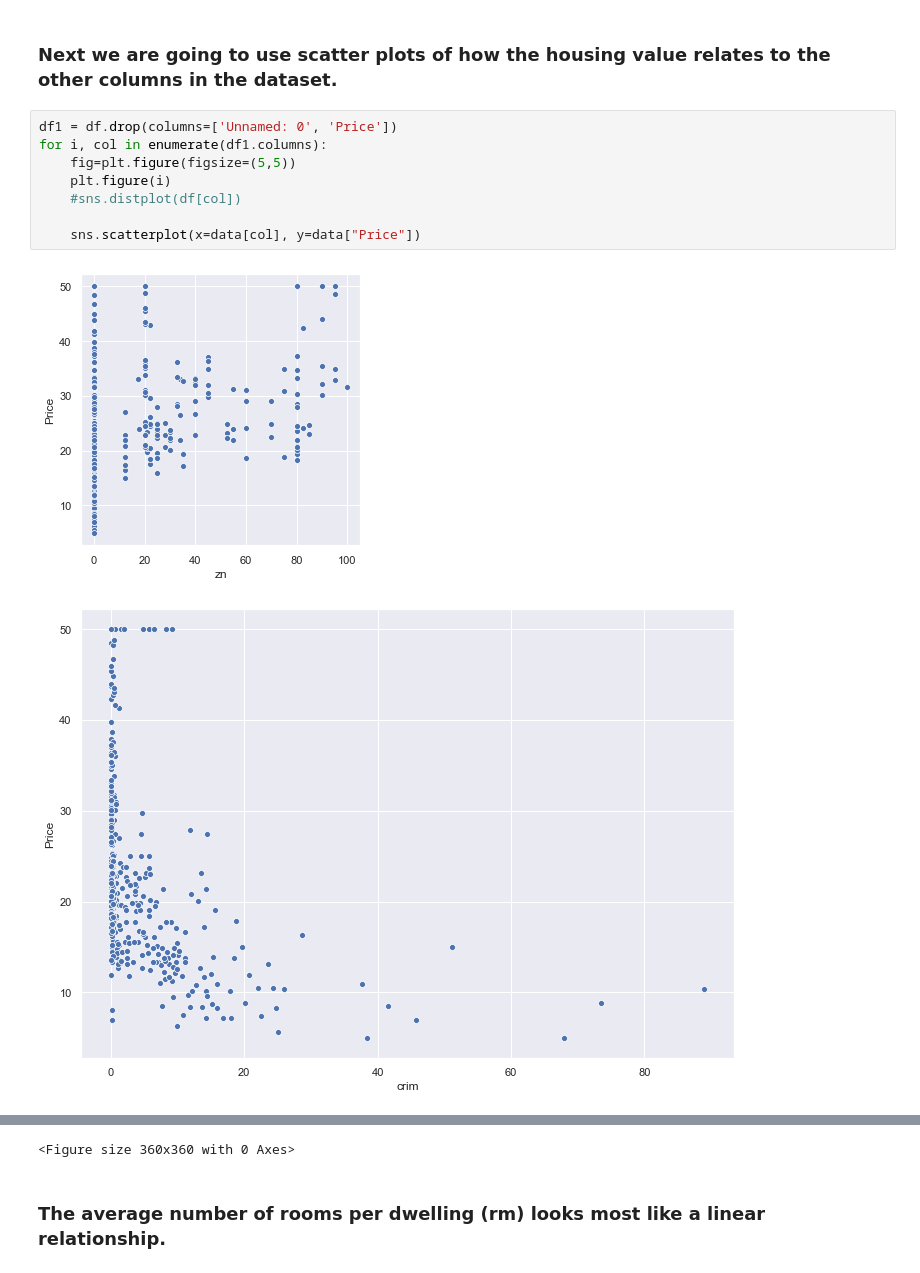
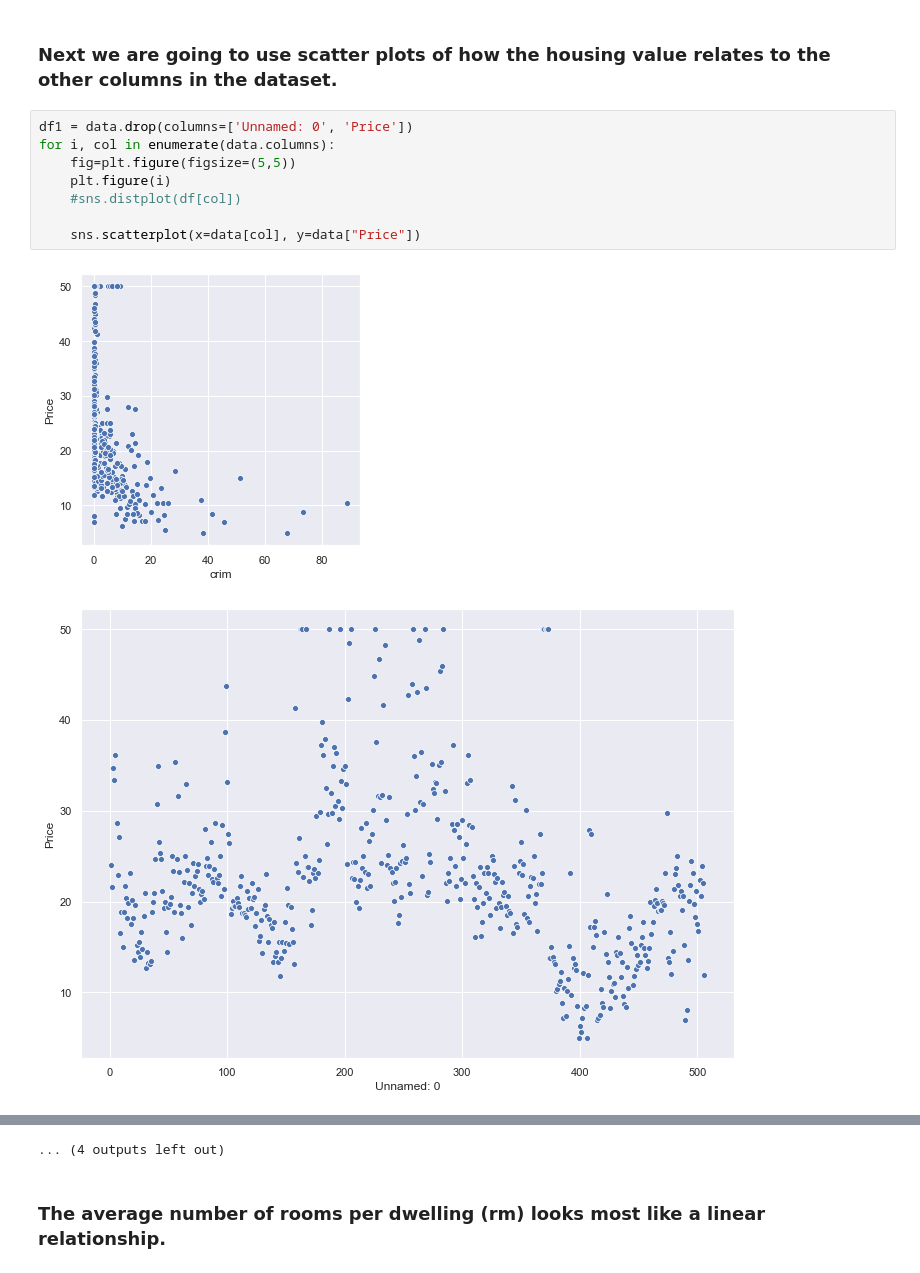
Before and after one commit to eamonnofarrell/Machine-Learning-Assessment2019, a Jupyter notebook: Machine-Learning-Assignment.ipynb, the cells around one changed output, grey strips where cells are left out. Drawn from its saved outputs; the diff is of its cells as text.

```diff
--- a/Machine-Learning-Assignment.ipynb
+++ b/Machine-Learning-Assignment.ipynb
@@ -115,13 +115,13 @@ plt.show()
 # %% [markdown]
 ### Next we are going to use scatter plots of how the housing value relates to the other columns in the dataset.
 # %%
-df1 = df.drop(columns=['Unnamed: 0', 'Price'])
-for i, col in enumerate(df1.columns):
+df1 = data.drop(columns=['Unnamed: 0', 'Price'])
+for i, col in enumerate(data.columns):
     fig=plt.figure(figsize=(5,5))
     plt.figure(i)
     #sns.distplot(df[col])
 
     sns.scatterplot(x=data[col], y=data["Price"])
 # %% [output]
-[figure, old version]
+[figure, new version]
-[figure, old version]
+[figure, new version]
@@ -139,4 +138,4 @@ for i, col in enumerate(df1.columns):
-<Figure size 360x360 with 0 Axes>
+... (4 outputs left out)
 # %% [markdown]
 ### The average number of rooms per dwelling (rm) looks most like a linear relationship.
 # %% [markdown]
```
Also changed, not shown: parts of 7 cells of this notebook.
